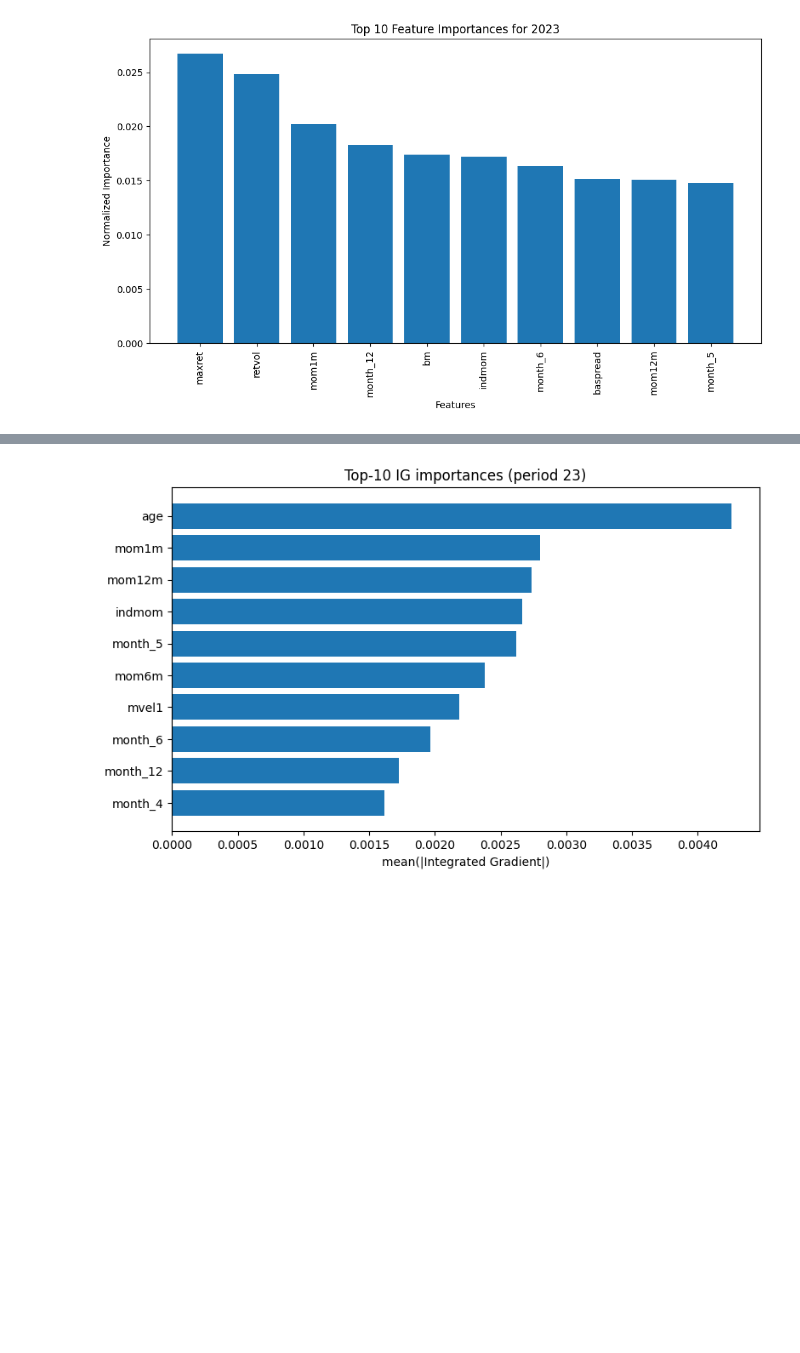
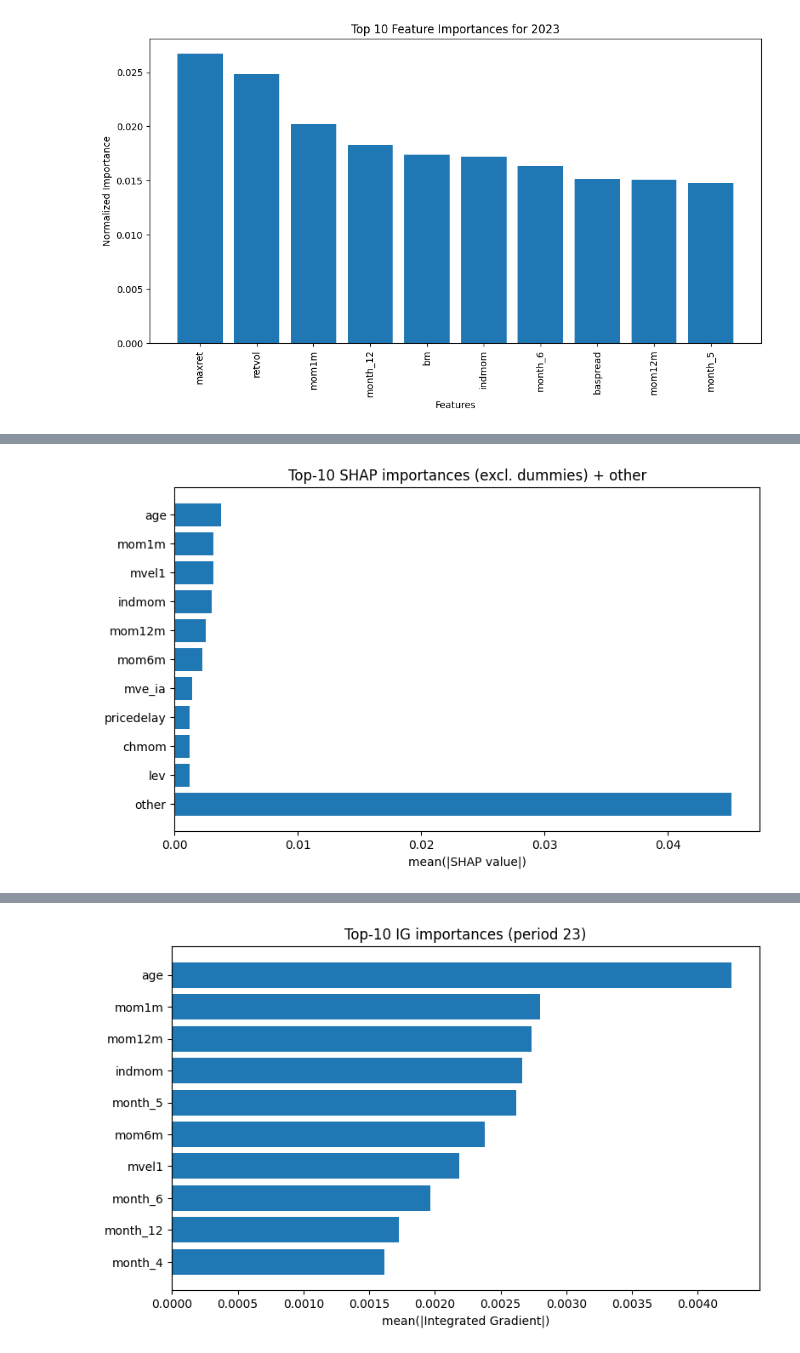
Before and after one commit to johanoelgaard/MastersThesis, a Jupyter notebook: mlp.ipynb, the cells around one changed output, grey strips where cells are left out. Cells and saved outputs as stored; diff of their text form; code cells hidden in the pictures; blank space fills up the shorter version.

```diff
--- a/mlp.ipynb
+++ b/mlp.ipynb
@@ -319,0 +384,37 @@ plt.show()
+# %%
+# --- build the df_imp as before ---
+df_imp = pd.DataFrame({
+    "feature": feature_cols,
+    "shap_importance": global_shap
+})
+
+# --- define “dummy” patterns to exclude ---
+dummy_prefixes = ("month_", "NACE_")
+is_dummy = df_imp["feature"].str.startswith(dummy_prefixes)
+
+# --- pick top-10 *non-dummy* features ---
+top_n = 10
+df_top_non_dummy = df_imp[~is_dummy].nlargest(top_n, "shap_importance")
+
+# --- compute the “other” bucket as everything *not* in df_top_non_dummy ---
+sum_all   = df_imp["shap_importance"].sum()
+sum_top   = df_top_non_dummy["shap_importance"].sum()
+other_sum = sum_all - sum_top
+
+# --- assemble the final plotting frame using concat ---
+df_other = pd.DataFrame([{"feature": "other", "shap_importance": other_sum}])
+df_plot  = pd.concat([df_top_non_dummy, df_other], ignore_index=True)
+
+# --- bar chart ---
+fig, ax = plt.subplots(figsize=(8,5))
+y_pos = np.arange(len(df_plot))
+ax.barh(y_pos, df_plot["shap_importance"])
+ax.set_yticks(y_pos)
+ax.set_yticklabels(df_plot["feature"])
+ax.invert_yaxis()
+ax.set_xlabel("mean(|SHAP value|)")
+ax.set_title(f"Top-{top_n} SHAP importances (excl. dummies) + other")
+plt.tight_layout()
+plt.show()
+# %% [output]
+[figure, added]
```
Also changed, not shown: parts of 15 cells of this notebook.
